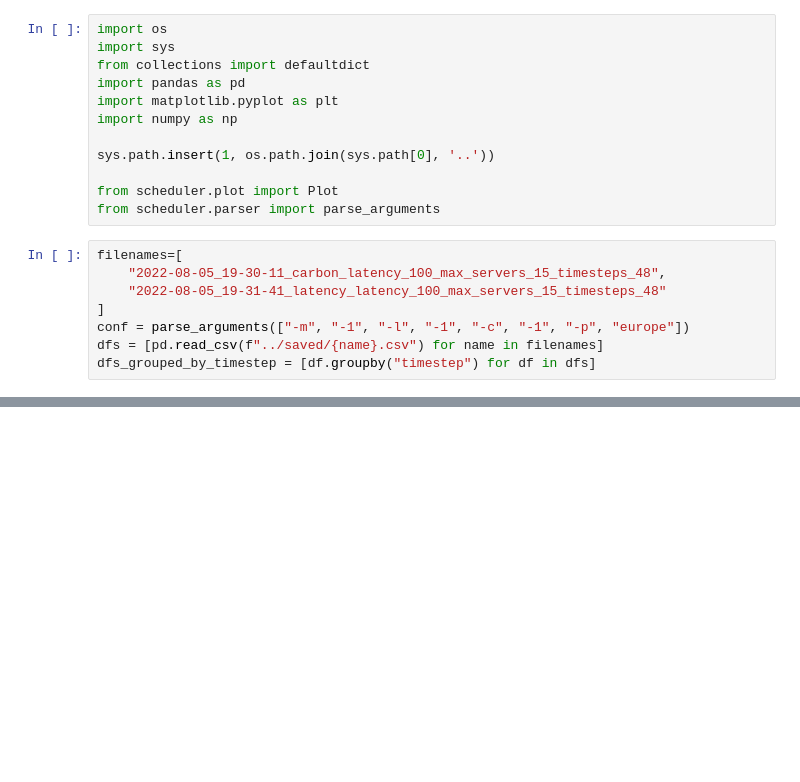
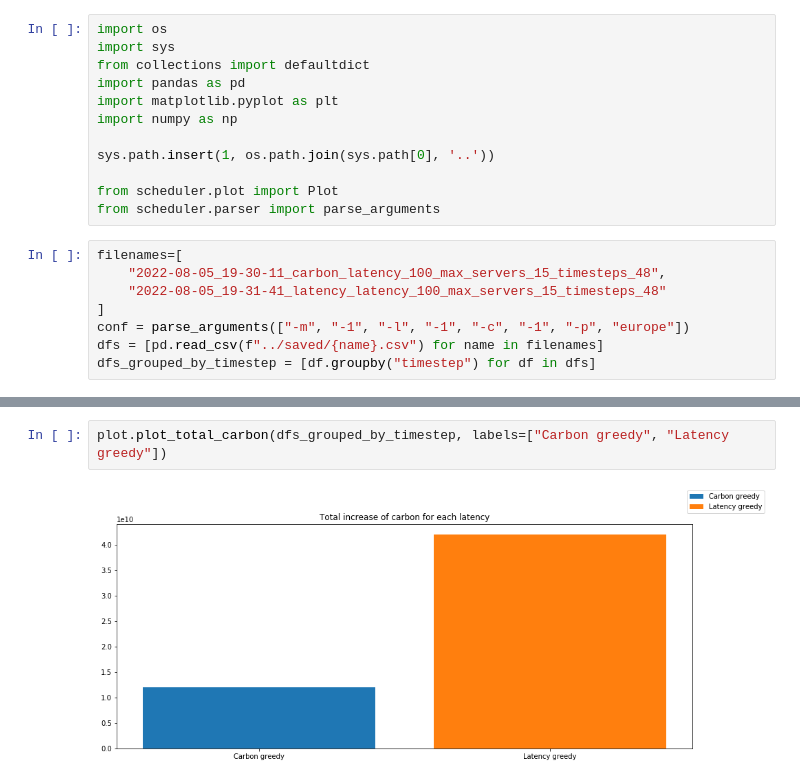
Before and after one commit to Zonotora/CASPER, a Jupyter notebook: misc/latency_vs_carbon_plot.ipynb, the cells around one changed output, grey strips where cells are left out. Cells and saved outputs as stored; diff of their text form; blank space fills up the shorter version.

Commit message:
Plotting carbon total now works

```diff
--- a/misc/latency_vs_carbon_plot.ipynb
+++ b/misc/latency_vs_carbon_plot.ipynb
@@ -32,0 +33,4 @@ Mean latency among all regions is: 12.658342277857034
+# %%
+plot.plot_total_carbon(dfs_grouped_by_timestep, labels=["Carbon greedy", "Latency greedy"])
+# %% [output]
+[figure, added]
```
Also changed, not shown: parts of 2 cells of this notebook, 1 other file.
